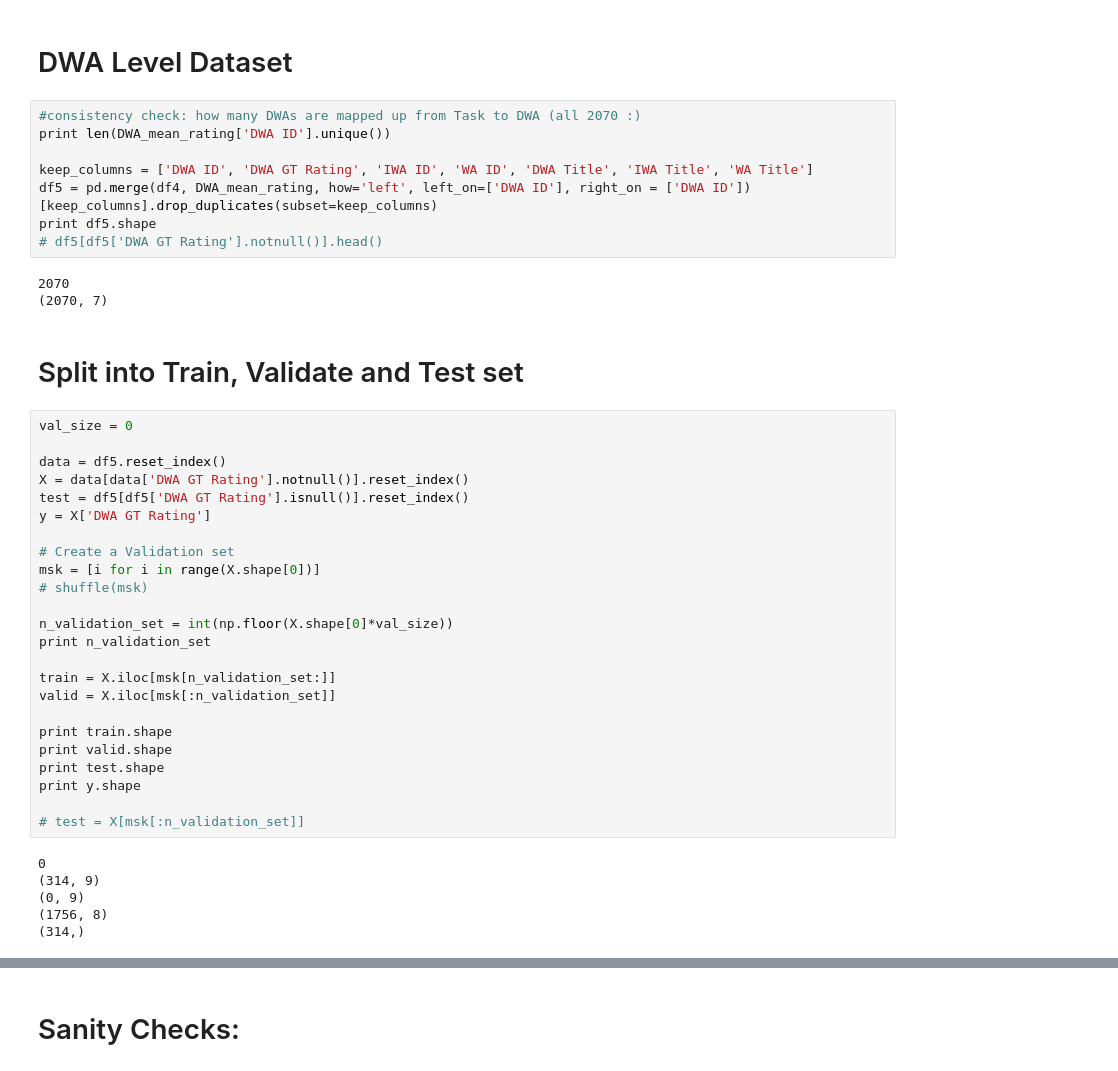
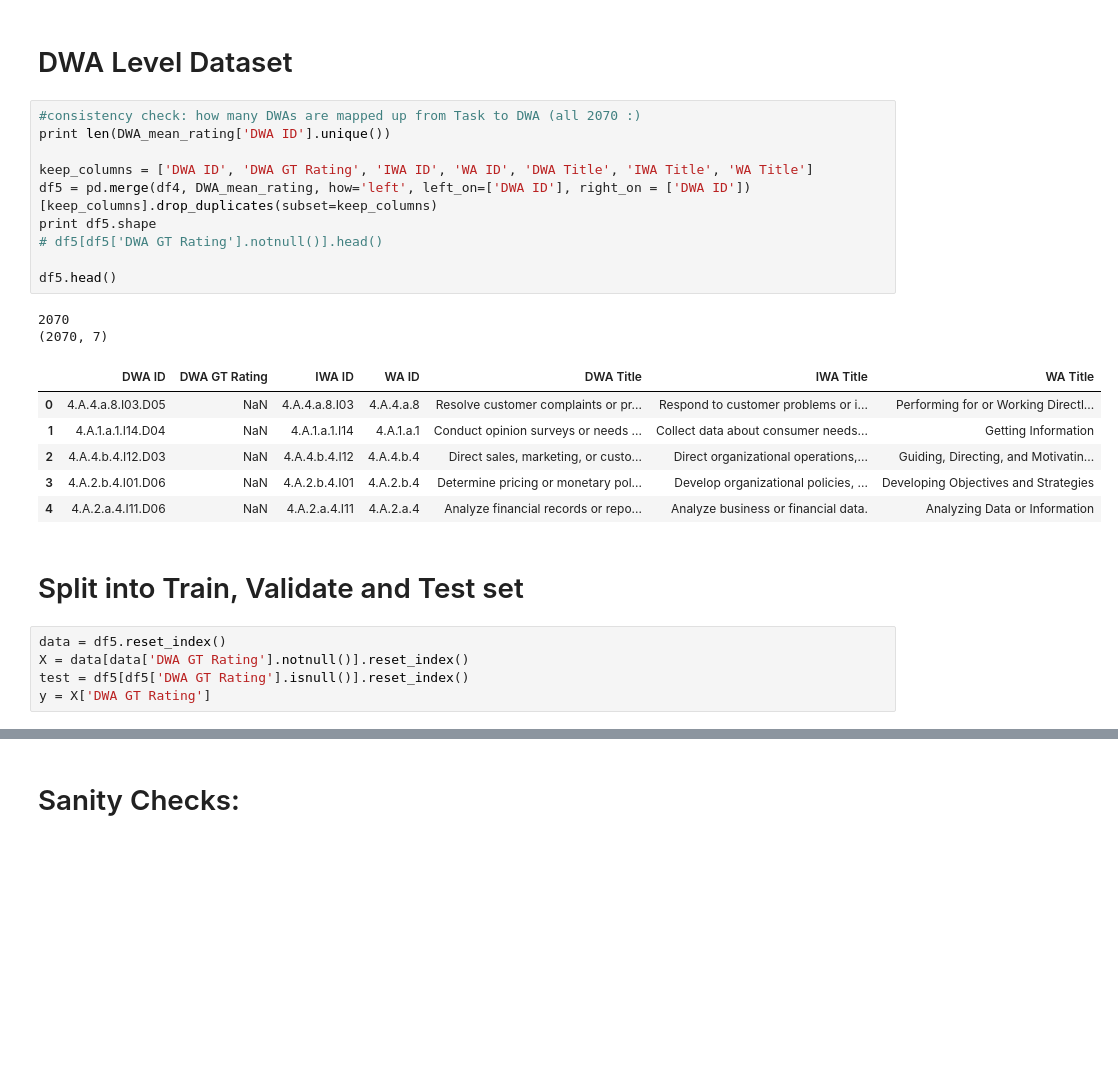
Before and after one commit to PDuckworth/FutureOf, a Jupyter notebook: FutureOfEmployment/similarity_of_tasks_matrix.ipynb, the cells around one changed output, grey strips where cells are left out. Cells and saved outputs as stored; diff of their text form; blank space fills up the shorter version.

```diff
--- a/FutureOfEmployment/similarity_of_tasks_matrix.ipynb
+++ b/FutureOfEmployment/similarity_of_tasks_matrix.ipynb
@@ -157,43 +157,26 @@ Unique DWAs Annotated =  (314, 3)
 # %%
 #consistency check: how many DWAs are mapped up from Task to DWA (all 2070 :)
 print len(DWA_mean_rating['DWA ID'].unique())
 
 keep_columns = ['DWA ID', 'DWA GT Rating', 'IWA ID', 'WA ID', 'DWA Title', 'IWA Title', 'WA Title']
 df5 = pd.merge(df4, DWA_mean_rating, how='left', left_on=['DWA ID'], right_on = ['DWA ID'])[keep_columns].drop_duplicates(subset=keep_columns)
 print df5.shape
 # df5[df5['DWA GT Rating'].notnull()].head()
+
+df5.head()
 # %% [output]
 2070
 (2070, 7)
+|  | DWA ID | DWA GT Rating | IWA ID | WA ID | DWA Title | IWA Title | WA Title |
+| 0 | 4.A.4.a.8.I03.D05 | NaN | 4.A.4.a.8.I03 | 4.A.4.a.8 | Resolve customer complaints or pr... | Respond to customer problems or i... | Performing for or Working Directl... |
+| 1 | 4.A.1.a.1.I14.D04 | NaN | 4.A.1.a.1.I14 | 4.A.1.a.1 | Conduct opinion surveys or needs ... | Collect data about consumer needs... | Getting Information |
+| 2 | 4.A.4.b.4.I12.D03 | NaN | 4.A.4.b.4.I12 | 4.A.4.b.4 | Direct sales, marketing, or custo... | Direct organizational operations,... | Guiding, Directing, and Motivatin... |
+| 3 | 4.A.2.b.4.I01.D06 | NaN | 4.A.2.b.4.I01 | 4.A.2.b.4 | Determine pricing or monetary pol... | Develop organizational policies, ... | Developing Objectives and Strategies |
+| 4 | 4.A.2.a.4.I11.D06 | NaN | 4.A.2.a.4.I11 | 4.A.2.a.4 | Analyze financial records or repo... | Analyze business or financial data. | Analyzing Data or Information |
 # %% [markdown]
 # Split into Train, Validate and Test set
 # %%
-val_size = 0
-
 data = df5.reset_index()
 X = data[data['DWA GT Rating'].notnull()].reset_index()
 test = df5[df5['DWA GT Rating'].isnull()].reset_index()
 y = X['DWA GT Rating']
-
-# Create a Validation set
-msk = [i for i in range(X.shape[0])]
-# shuffle(msk)
-
-n_validation_set = int(np.floor(X.shape[0]*val_size))
-print n_validation_set
-
-train = X.iloc[msk[n_validation_set:]]
-valid = X.iloc[msk[:n_validation_set]]
-
-print train.shape
-print valid.shape
-print test.shape
-print y.shape
-
-# test = X[msk[:n_validation_set]]
-# %% [output]
-0
-(314, 9)
-(0, 9)
-(1756, 8)
-(314,)
```
Also changed, not shown: parts of 26 cells of this notebook, 1 other file.
